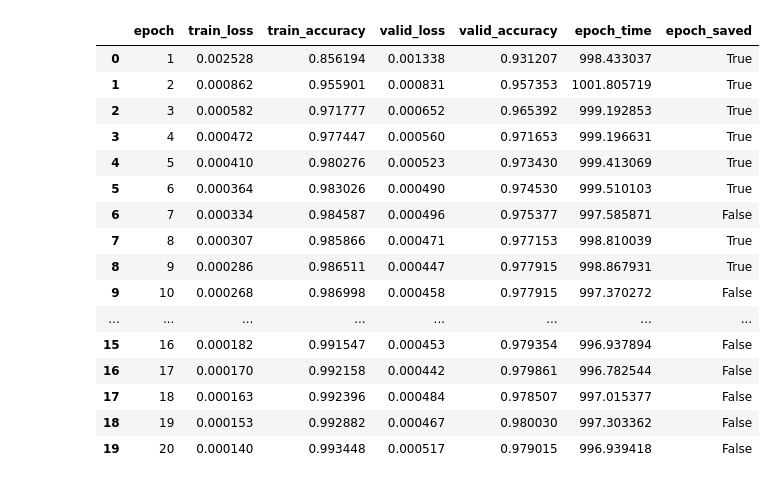
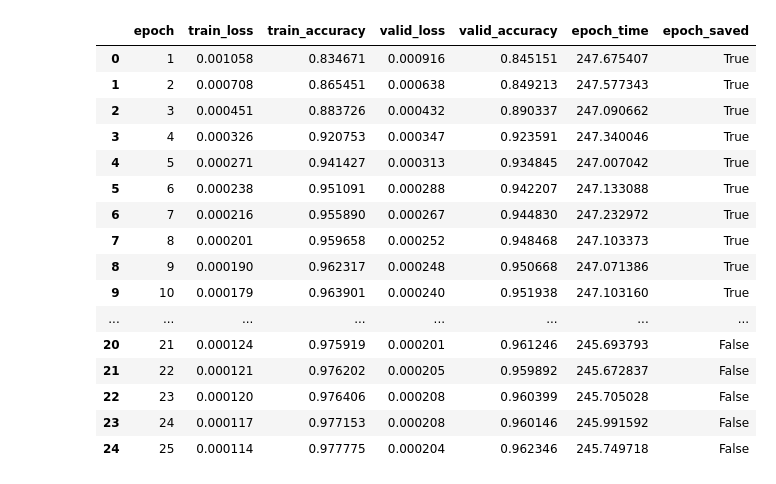
Before and after one commit to tatonetti-lab/onsides, a Jupyter notebook: notebooks/Training Performance (Loss and Accuracy).ipynb, the cells around one changed output. Saved outputs shown, nothing was run; the diff lists cells and outputs as text; code cells hidden in the pictures.

```diff
--- a/notebooks/Training Performance (Loss and Accuracy).ipynb
+++ b/notebooks/Training Performance (Loss and Accuracy).ipynb
@@ -39,27 +38,28 @@ ll ../results/epoch*
 # %%
 # results_file = '../results/epoch-results-CB_0-AR-125_222_24_25_1e-06_256_32.csv'
 # results_file = '../results/epoch-results-CB_0-AR-60_222_24_25_1e-06_128_128.csv'
-results_file = '../results/epoch-results-PMB_0-AR-60_222_24_20_1e-06_128_128.csv'
+# results_file = '../results/epoch-results-PMB_0-AR-60_222_24_20_1e-06_128_128.csv'
+results_file = '../results/epoch-results-CB_6-AR-30_222_24_25_1e-06_32_512.csv'
 df = pd.read_csv(results_file)
 df
 # %% [output]
 |  | epoch | train_loss | train_accuracy | valid_loss | valid_accuracy | epoch_time | epoch_saved |
-| 0 | 1 | 0.002528 | 0.856194 | 0.001338 | 0.931207 | 998.433037 | True |
-| 1 | 2 | 0.000862 | 0.955901 | 0.000831 | 0.957353 | 1001.805719 | True |
-| 2 | 3 | 0.000582 | 0.971777 | 0.000652 | 0.965392 | 999.192853 | True |
-| 3 | 4 | 0.000472 | 0.977447 | 0.000560 | 0.971653 | 999.196631 | True |
-| 4 | 5 | 0.000410 | 0.980276 | 0.000523 | 0.973430 | 999.413069 | True |
-| 5 | 6 | 0.000364 | 0.983026 | 0.000490 | 0.974530 | 999.510103 | True |
-| 6 | 7 | 0.000334 | 0.984587 | 0.000496 | 0.975377 | 997.585871 | False |
-| 7 | 8 | 0.000307 | 0.985866 | 0.000471 | 0.977153 | 998.810039 | True |
-| 8 | 9 | 0.000286 | 0.986511 | 0.000447 | 0.977915 | 998.867931 | True |
-| 9 | 10 | 0.000268 | 0.986998 | 0.000458 | 0.977915 | 997.370272 | False |
+| 0 | 1 | 0.001058 | 0.834671 | 0.000916 | 0.845151 | 247.675407 | True |
+| 1 | 2 | 0.000708 | 0.865451 | 0.000638 | 0.849213 | 247.577343 | True |
+| 2 | 3 | 0.000451 | 0.883726 | 0.000432 | 0.890337 | 247.090662 | True |
+| 3 | 4 | 0.000326 | 0.920753 | 0.000347 | 0.923591 | 247.340046 | True |
+| 4 | 5 | 0.000271 | 0.941427 | 0.000313 | 0.934845 | 247.007042 | True |
+| 5 | 6 | 0.000238 | 0.951091 | 0.000288 | 0.942207 | 247.133088 | True |
+| 6 | 7 | 0.000216 | 0.955890 | 0.000267 | 0.944830 | 247.232972 | True |
+| 7 | 8 | 0.000201 | 0.959658 | 0.000252 | 0.948468 | 247.103373 | True |
+| 8 | 9 | 0.000190 | 0.962317 | 0.000248 | 0.950668 | 247.071386 | True |
+| 9 | 10 | 0.000179 | 0.963901 | 0.000240 | 0.951938 | 247.103160 | True |
 | ... | ... | ... | ... | ... | ... | ... | ... |
-| 15 | 16 | 0.000182 | 0.991547 | 0.000453 | 0.979354 | 996.937894 | False |
-| 16 | 17 | 0.000170 | 0.992158 | 0.000442 | 0.979861 | 996.782544 | False |
-| 17 | 18 | 0.000163 | 0.992396 | 0.000484 | 0.978507 | 997.015377 | False |
-| 18 | 19 | 0.000153 | 0.992882 | 0.000467 | 0.980030 | 997.303362 | False |
-| 19 | 20 | 0.000140 | 0.993448 | 0.000517 | 0.979015 | 996.939418 | False |
+| 20 | 21 | 0.000124 | 0.975919 | 0.000201 | 0.961246 | 245.693793 | False |
+| 21 | 22 | 0.000121 | 0.976202 | 0.000205 | 0.959892 | 245.672837 | False |
+| 22 | 23 | 0.000120 | 0.976406 | 0.000208 | 0.960399 | 245.705028 | False |
+| 23 | 24 | 0.000117 | 0.977153 | 0.000208 | 0.960146 | 245.991592 | False |
+| 24 | 25 | 0.000114 | 0.977775 | 0.000204 | 0.962346 | 245.749718 | False |
 # %%
 sns.set(style='ticks', font_scale=1.2)
 plt.figure(figsize=(8,4))
```
Also changed, not shown: parts of 3 cells of this notebook, 14 other files.
